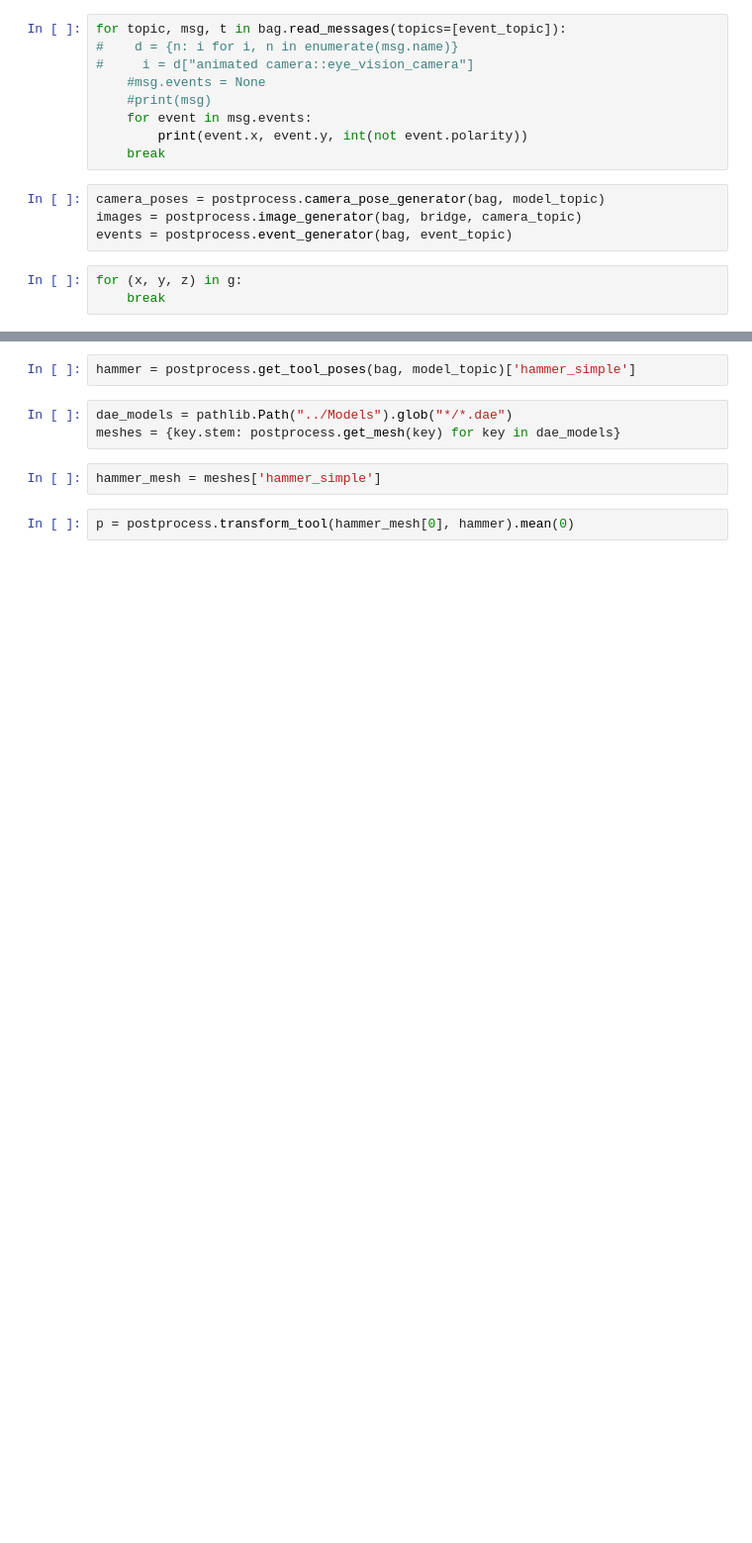
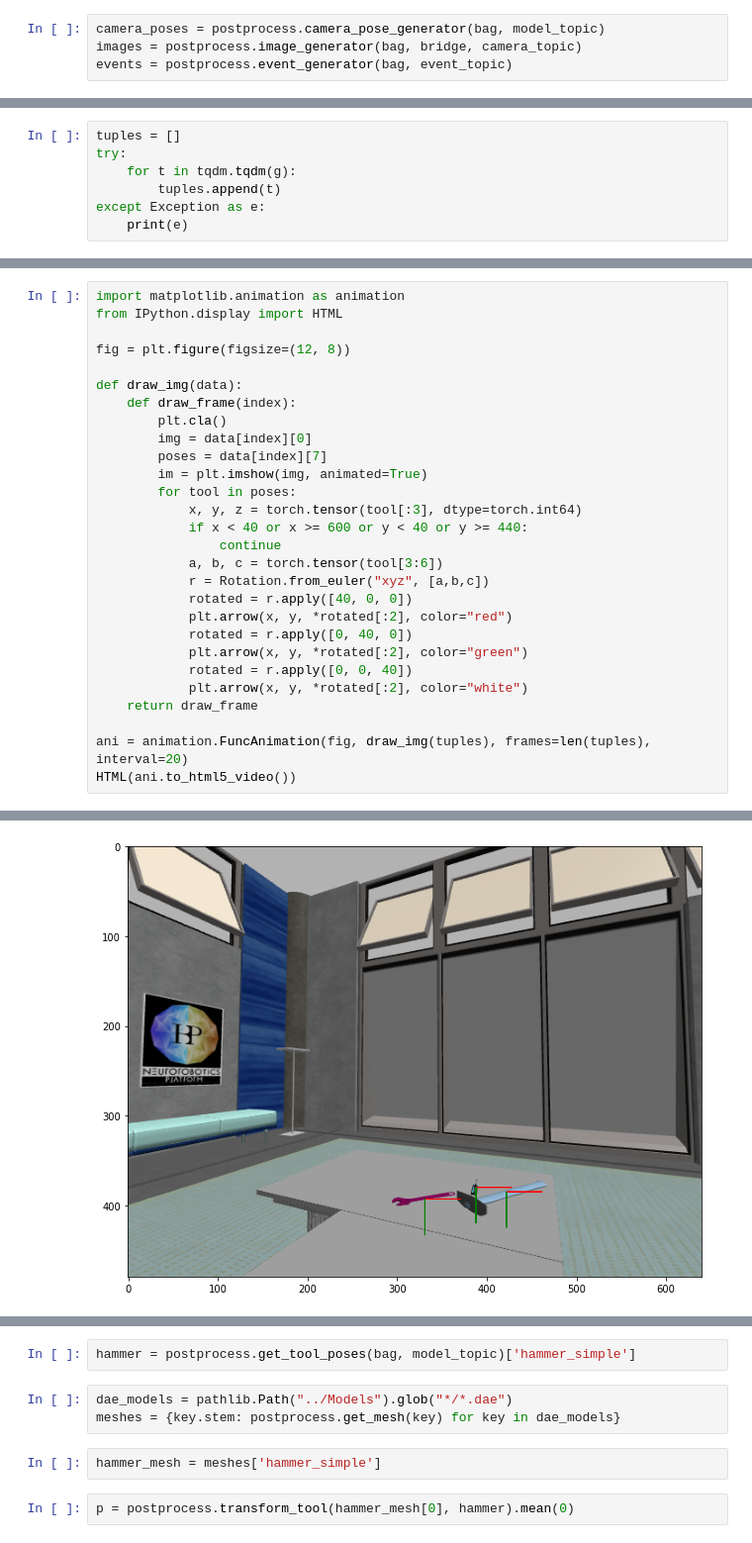
Before and after one commit to ncskth/dataset_generator, a Jupyter notebook: src/utils.ipynb, the cells around one changed output, grey strips where cells are left out. Shown at 99% size. Cells and saved outputs as stored; diff of their text form; blank space fills up the shorter version.

```diff
--- a/src/utils.ipynb
+++ b/src/utils.ipynb
@@ -42,19 +36,7 @@ camera_topic = "/robot/camera_rgb_00"
 event_topic = "/robot/camera_dvs_00/events"
 bridge = CvBridge()
 g = postprocess.process_bag(bag, bridge, model_topic, camera_topic, event_topic, model_path="../Models")
-# %%
-for topic, msg, t in bag.read_messages(topics=[event_topic]):
-#    d = {n: i for i, n in enumerate(msg.name)}
-#     i = d["animated camera::eye_vision_camera"]
-    #msg.events = None
-    #print(msg)
-    for event in msg.events:
-        print(event.x, event.y, int(not event.polarity))
-    break
 # %%
 camera_poses = postprocess.camera_pose_generator(bag, model_topic)
 images = postprocess.image_generator(bag, bridge, camera_topic)
 events = postprocess.event_generator(bag, event_topic)
-# %%
-for (x, y, z) in g:
-    break
@@ -62,0 +43,7 @@ dict_keys(['hammer_simple', 'table', 'flathead_screwdriver', 'adjustable_spanner
+# %%
+tuples = []
+try:
+    for t in tqdm.tqdm(g):
+        tuples.append(t)
+except Exception as e:
+    print(e)
@@ -62,0 +52,29 @@ dict_keys(['hammer_simple', 'table', 'flathead_screwdriver', 'adjustable_spanner
+# %%
+import matplotlib.animation as animation
+from IPython.display import HTML
+
+fig = plt.figure(figsize=(12, 8))
+
+def draw_img(data):
+    def draw_frame(index):
+        plt.cla()
+        img = data[index][0]
+        poses = data[index][7]
+        im = plt.imshow(img, animated=True)
+        for tool in poses:
+            x, y, z = torch.tensor(tool[:3], dtype=torch.int64)
+            if x < 40 or x >= 600 or y < 40 or y >= 440:
+                continue
+            a, b, c = torch.tensor(tool[3:6])
+            r = Rotation.from_euler("xyz", [a,b,c])
+            rotated = r.apply([40, 0, 0])
+            plt.arrow(x, y, *rotated[:2], color="red")
+            rotated = r.apply([0, 40, 0])
+            plt.arrow(x, y, *rotated[:2], color="green")
+            rotated = r.apply([0, 0, 40])
+            plt.arrow(x, y, *rotated[:2], color="white")
+    return draw_frame
+
+ani = animation.FuncAnimation(fig, draw_img(tuples), frames=len(tuples), interval=20)
+HTML(ani.to_html5_video())
+# %% [output]
@@ -62,0 +82 @@ dict_keys(['hammer_simple', 'table', 'flathead_screwdriver', 'adjustable_spanner
+[figure, added]
```
Also changed, not shown: parts of 48 cells of this notebook, 6 other files.
